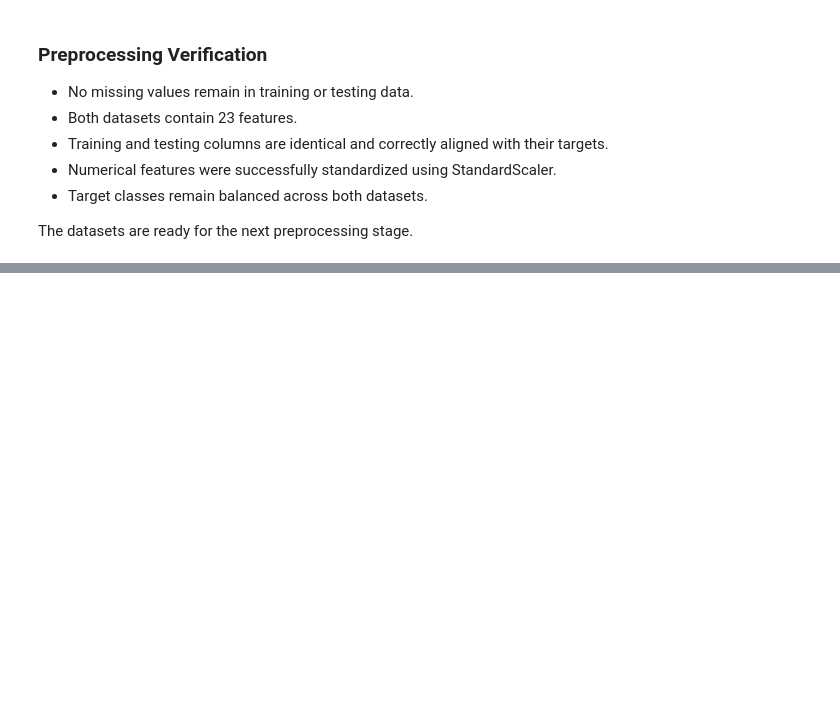
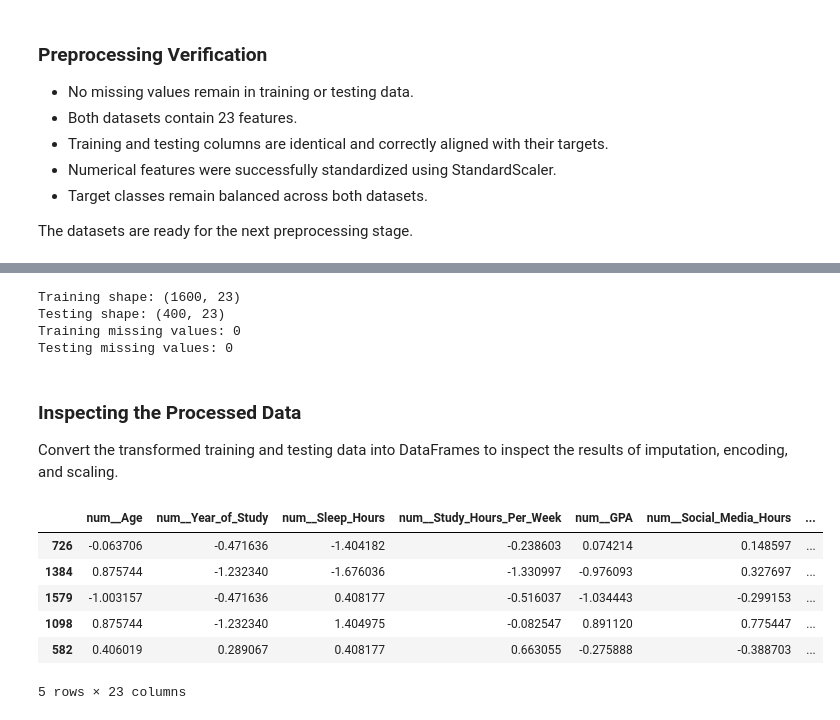
Before and after one commit to lahcen404/MindScope, a Jupyter notebook: notebooks/Preprcessing.ipynb, the cells around one changed output, grey strips where cells are left out. Drawn from its saved outputs; the diff is of its cells as text; code cells hidden in the pictures; blank space fills up the shorter version.

```diff
--- a/notebooks/Preprcessing.ipynb
+++ b/notebooks/Preprcessing.ipynb
@@ -350,0 +414,10 @@ The datasets are ready for the next preprocessing stage.
+# %%
+from sklearn.compose import ColumnTransformer
+
+preprocessor = ColumnTransformer(
+    transformers=[
+        ("num", numeric_transformer, numeric_features),
+        ("cat", categorical_transformer, categorical_features),
+
+    ]
+)
@@ -350,0 +434,47 @@ The datasets are ready for the next preprocessing stage.
+# %%
+X_train_prepared = preprocessor.fit_transform(X_train)
+
+X_test_prepared = preprocessor.transform(X_test)
+
+
+print("Training shape:", X_train_prepared.shape)
+print("Testing shape:", X_test_prepared.shape)
+
+
+
+print("Training missing values:", np.isnan(X_train_prepared).sum())
+print("Testing missing values:", np.isnan(X_test_prepared).sum())
+# %% [output]
+Training shape: (1600, 23)
+Testing shape: (400, 23)
+Training missing values: 0
+Testing missing values: 0
+# %% [markdown]
+### Inspecting the Processed Data
+
+Convert the transformed training and testing data into DataFrames
+to inspect the results of imputation, encoding, and scaling.
+# %%
+feature_names = preprocessor.get_feature_names_out()
+
+X_train_processed = pd.DataFrame(
+    X_train_prepared,
+    columns=feature_names,
+    index=X_train.index
+)
+
+X_test_processed = pd.DataFrame(
+    X_test_prepared,
+    columns=feature_names,
+    index=X_test.index
+)
+# %%
+X_train_processed.head()
+# %% [output]
+|  | num__Age | num__Year_of_Study | num__Sleep_Hours | num__Study_Hours_Per_Week | num__GPA | num__Social_Media_Hours | ... |
+| 726 | -0.063706 | -0.471636 | -1.404182 | -0.238603 | 0.074214 | 0.148597 | ... |
+| 1384 | 0.875744 | -1.232340 | -1.676036 | -1.330997 | -0.976093 | 0.327697 | ... |
+| 1579 | -1.003157 | -0.471636 | 0.408177 | -0.516037 | -1.034443 | -0.299153 | ... |
+| 1098 | 0.875744 | -1.232340 | 1.404975 | -0.082547 | 0.891120 | 0.775447 | ... |
+| 582 | 0.406019 | 0.289067 | 0.408177 | 0.663055 | -0.275888 | -0.388703 | ... |
+5 rows × 23 columns
```
Also changed, not shown: parts of 12 cells of this notebook.
